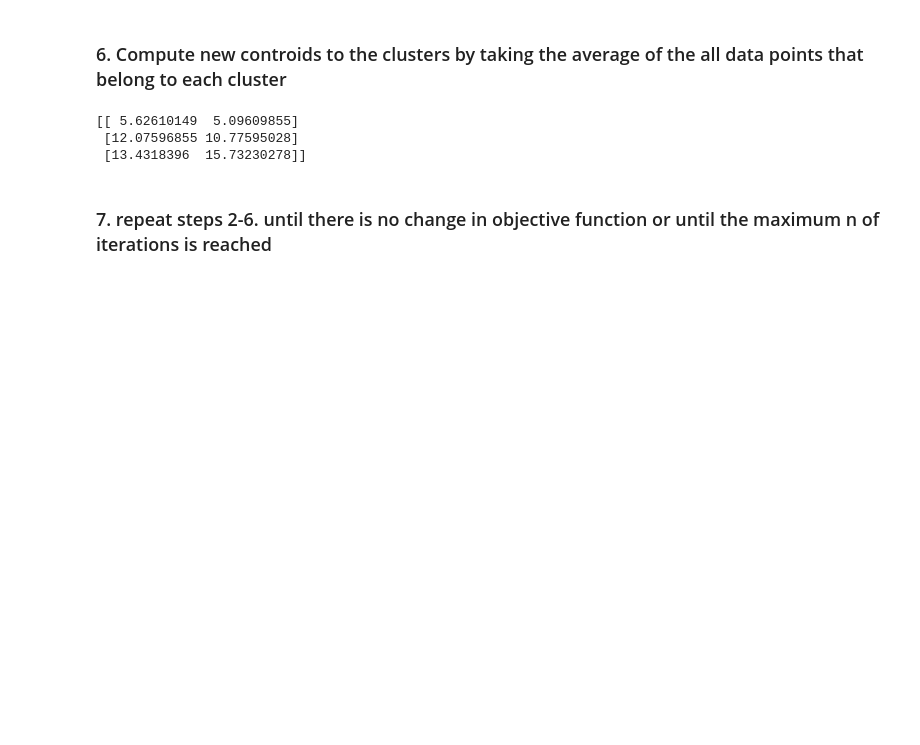
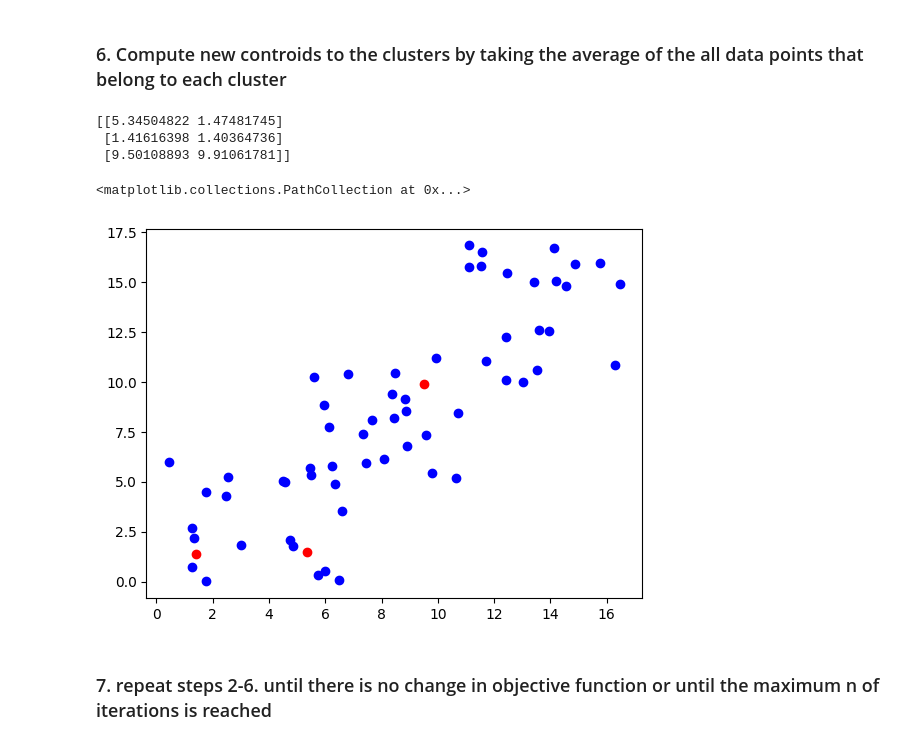
Before and after one commit to j-sikula/MPA-MLF, a Jupyter notebook: cv4_Kmeans/Lab_02_Kmeans.ipynb, the cells around one changed output. Saved outputs shown, nothing was run; the diff lists cells and outputs as text; code cells hidden in the pictures; blank space fills up the shorter version.

```diff
--- a/cv4_Kmeans/Lab_02_Kmeans.ipynb
+++ b/cv4_Kmeans/Lab_02_Kmeans.ipynb
@@ -242,13 +242,16 @@ def compute_distances(points: np.ndarray, centroids_points: np.ndarray) -> np.nd
     ###################################
     # Write your own code here #
 
-    diff = centroids_points[:, np.newaxis, :] - points
+    n_clusters = centroids_points.shape[0]
+    distances_list = [] # Use a list for efficiency
 
-    # We take the norm across the last axis (the coordinates)
-    # Result is (k, n)
-    distances_array = np.linalg.norm(diff, axis=2)
+    for i in range(n_clusters):
+        # This should return an array of shape (n,)
+        dist = calculate_metric(points, centroids_points[i, :])
+        distances_list.append(dist)
 
-
+    # Stack them to get shape (k, n)
+    distances_array = np.array(distances_list)
     ###################################
 
     return distances_array
@@ -378,36 +381,42 @@ def calculate_new_centroids(points: np.ndarray, assigned_centroids: np.ndarray,
 
     assignments = assigned_centroids.flatten()
 
     # Initialize an empty array for the new centroids (k_clusters, 2)
     new_clusters = np.zeros(k_clusters.shape)
 
 
     for i in range(k_clusters.shape[0]):
         # 1. Get all points that belong to cluster 'i'
         # This creates a boolean mask (True for points in cluster i, False otherwise)
         cluster_points = points[assignments == i]
 
         # 2. Check if the cluster is empty to avoid division by zero errors
         if len(cluster_points) > 0:
             # Calculate the mean of the points along axis 0 (averaging the x's and y's)
             new_clusters[i] = np.mean(cluster_points, axis=0)
         else:
             # If a cluster is empty, you can keep it at [0,0]
             # or re-initialize it to a random point from the dataset
             new_clusters[i] = points[np.random.choice(len(points))]
 
 
 
     ###################################
 
     return new_clusters
 
 newcl = calculate_new_centroids(loaded_points, asigned, clusters)
 print(newcl)
+
+plt.figure()
+plt.scatter(loaded_points[:,0],loaded_points[:,1], c= 'blue')
+plt.scatter(newcl[:,0],newcl[:,1], c= 'red')
 # %% [output]
-[[ 5.62610149  5.09609855]
- [12.07596855 10.77595028]
- [13.4318396  15.73230278]]
+[[5.34504822 1.47481745]
+ [1.41616398 1.40364736]
+ [9.50108893 9.91061781]]
+<matplotlib.collections.PathCollection at 0x...>
+[figure, added]
 # %% [markdown]
 ###   7. repeat steps 2-6. until there is no change in objective function or until the maximum n of iterations is reached
 # %%
```
Also changed, not shown: parts of 14 cells of this notebook, 2 other files.
